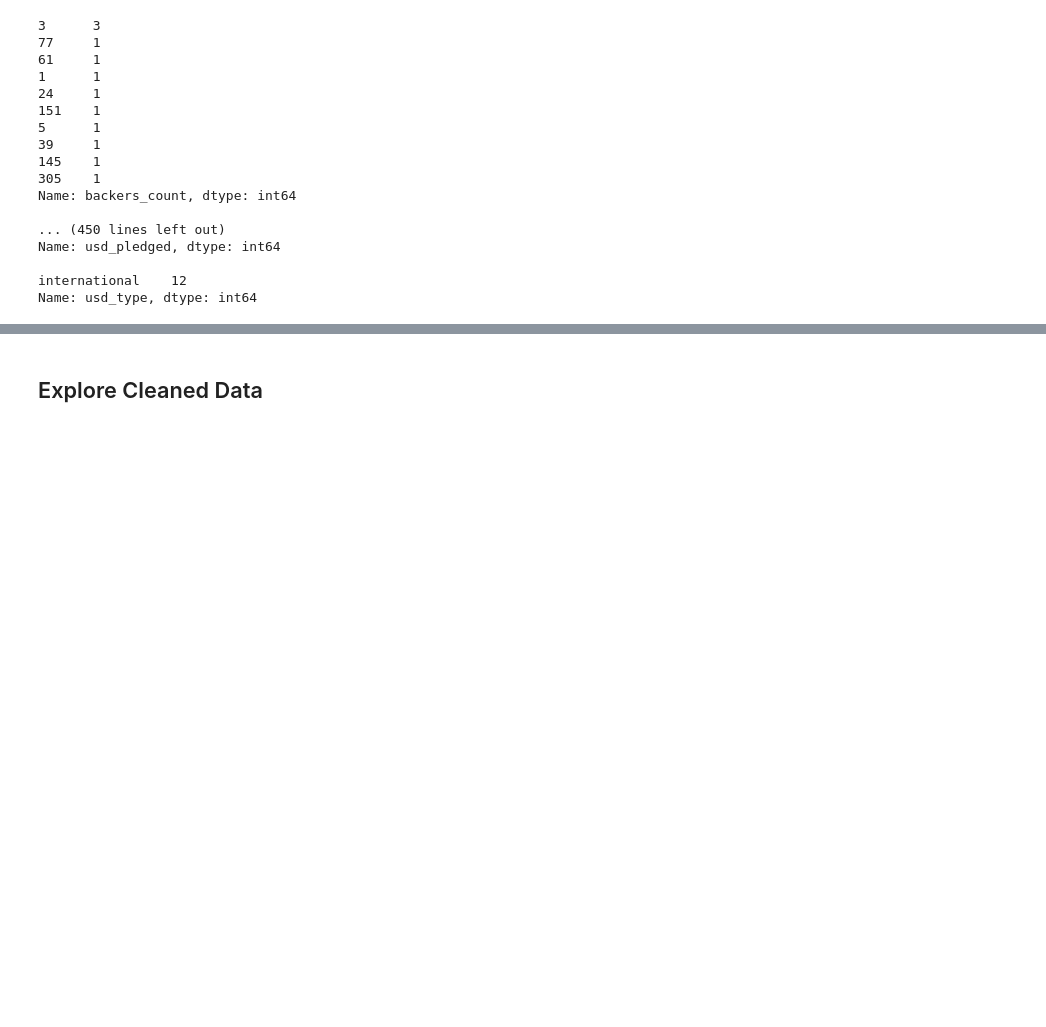
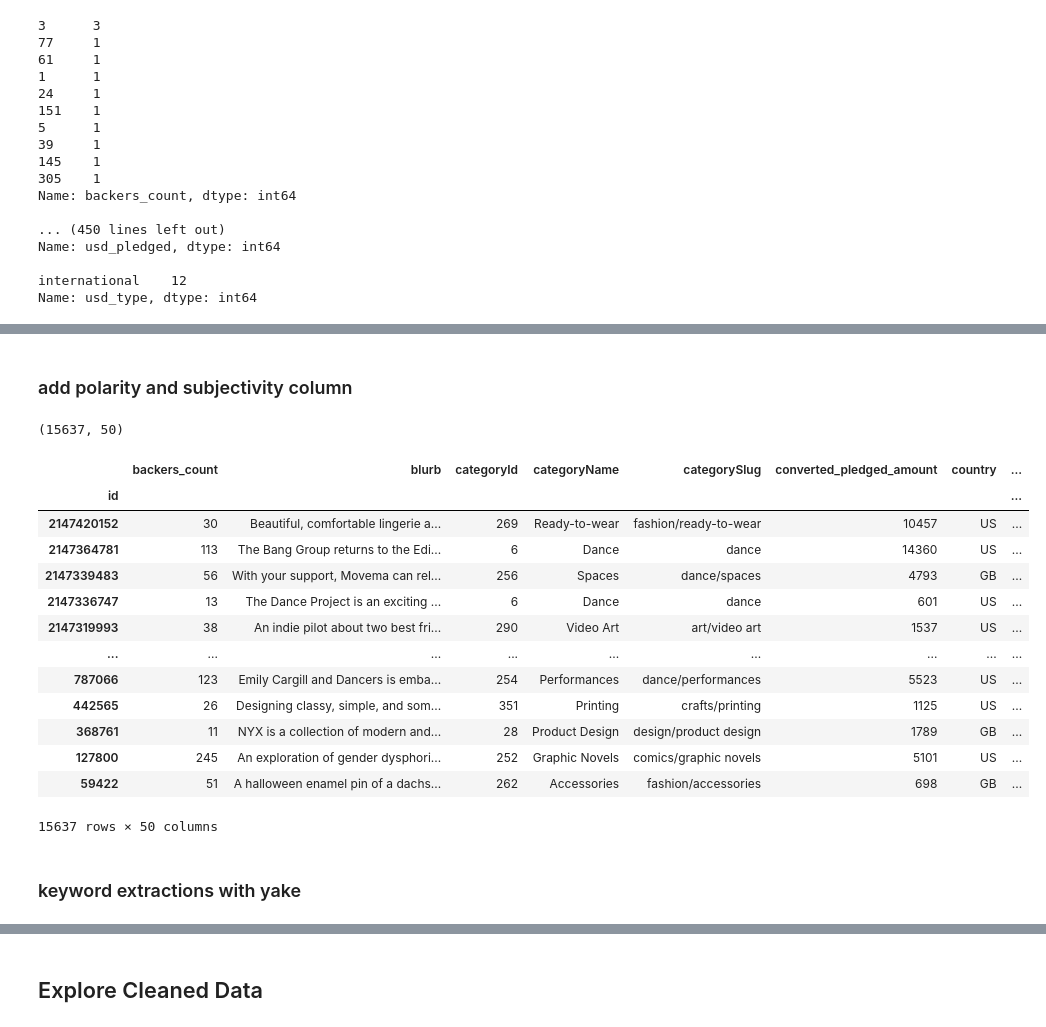
Before and after one commit to nicolerichter1989/Final-Project---Kickstarter, a Jupyter notebook: final_project.ipynb, the cells around one changed output, grey strips where cells are left out. Cells and saved outputs as stored; diff of their text form; code cells hidden in the pictures; blank space fills up the shorter version.

```diff
--- a/final_project.ipynb
+++ b/final_project.ipynb
@@ -243,0 +383,2 @@ Name: usd_type, dtype: int64
+# %% [markdown]
+### add polarity and subjectivity column
@@ -243,0 +396,23 @@ Name: usd_type, dtype: int64
+# %%
+df.shape
+# %% [output]
+(15637, 50)
+# %%
+df
+# %% [output]
+|  | backers_count | blurb | categoryId | categoryName | categorySlug | converted_pledged_amount | country | ... |
+| id |  |  |  |  |  |  |  | ... |
+| 2147420152 | 30 | Beautiful, comfortable lingerie a... | 269 | Ready-to-wear | fashion/ready-to-wear | 10457 | US | ... |
+| 2147364781 | 113 | The Bang Group returns to the Edi... | 6 | Dance | dance | 14360 | US | ... |
+| 2147339483 | 56 | With your support, Movema can rel... | 256 | Spaces | dance/spaces | 4793 | GB | ... |
+| 2147336747 | 13 | The Dance Project is an exciting ... | 6 | Dance | dance | 601 | US | ... |
+| 2147319993 | 38 | An indie pilot about two best fri... | 290 | Video Art | art/video art | 1537 | US | ... |
+| ... | ... | ... | ... | ... | ... | ... | ... | ... |
+| 787066 | 123 | Emily Cargill and Dancers is emba... | 254 | Performances | dance/performances | 5523 | US | ... |
+| 442565 | 26 | Designing classy, simple, and som... | 351 | Printing | crafts/printing | 1125 | US | ... |
+| 368761 | 11 | NYX is a collection of modern and... | 28 | Product Design | design/product design | 1789 | GB | ... |
+| 127800 | 245 | An exploration of gender dysphori... | 252 | Graphic Novels | comics/graphic novels | 5101 | US | ... |
+| 59422 | 51 | A halloween enamel pin of a dachs... | 262 | Accessories | fashion/accessories | 698 | GB | ... |
+15637 rows × 50 columns
+# %% [markdown]
+### keyword extractions with yake
```
Also changed, not shown: parts of 83 cells of this notebook, 6 other files.
